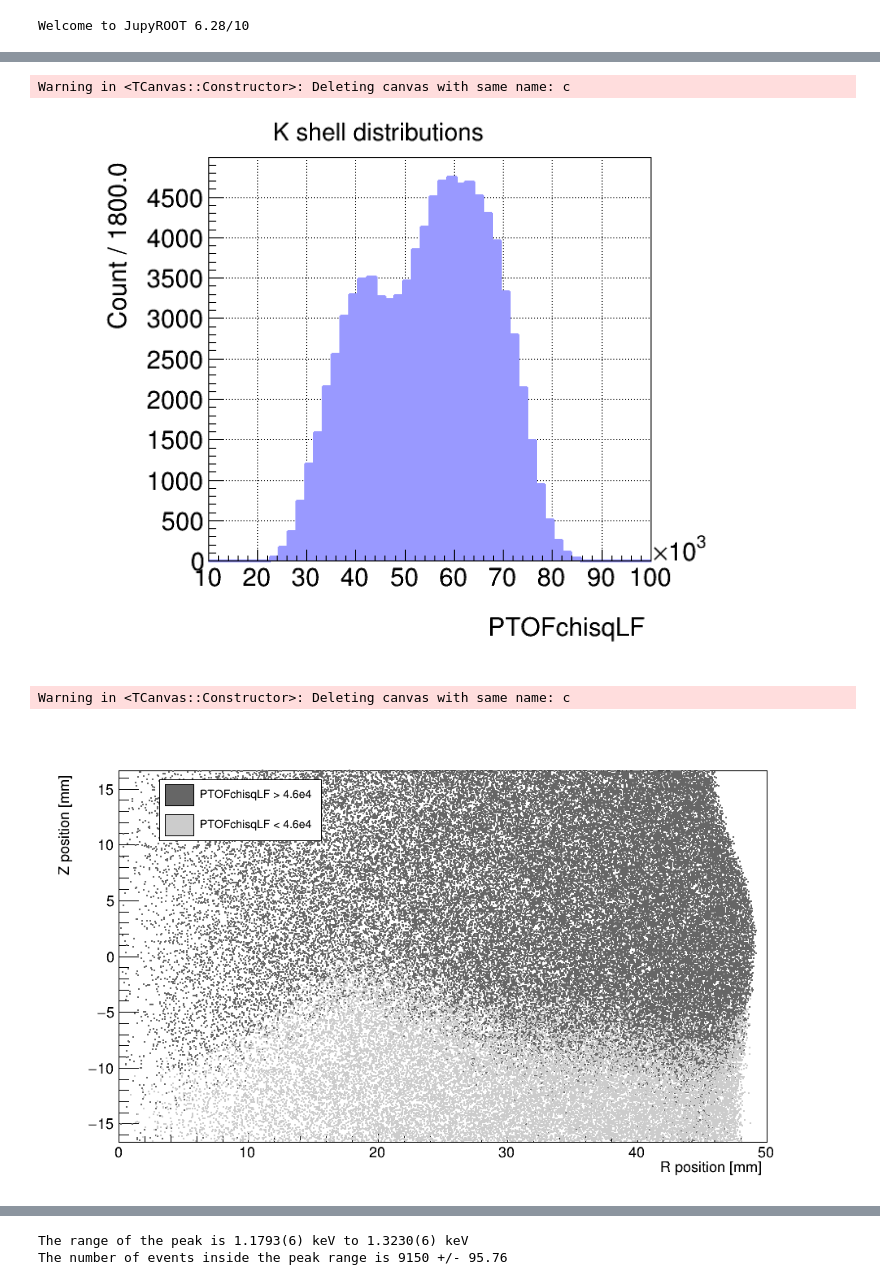
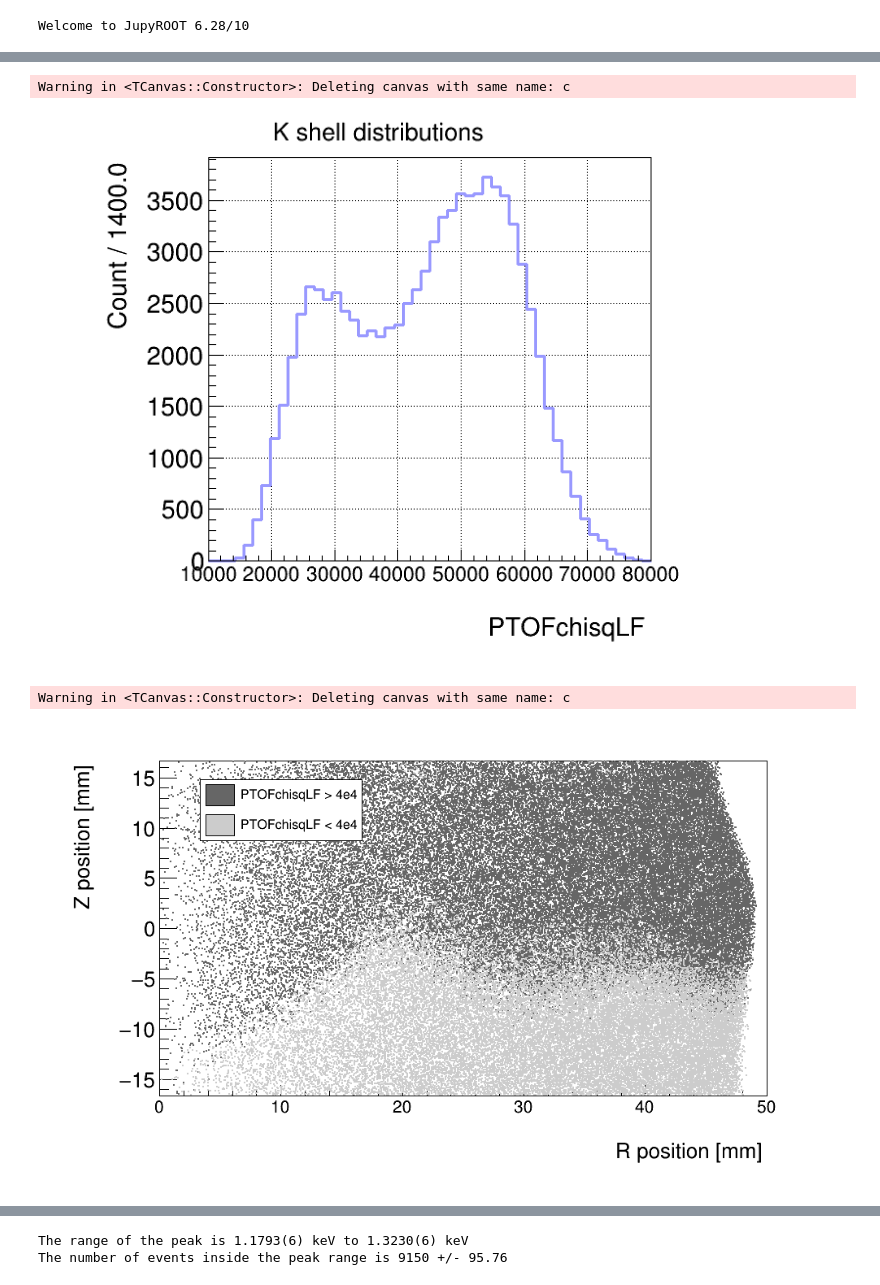
Before and after one commit to perry5334/CDMS, a Jupyter notebook: notebooks/CUTE/Ge71_Lines/GeCalib_SignalYield_DMC.ipynb, the cells around one changed output, grey strips where cells are left out. Cells and saved outputs as stored; diff of their text form; code cells hidden in the pictures.

```diff
--- a/notebooks/CUTE/Ge71_Lines/GeCalib_SignalYield_DMC.ipynb
+++ b/notebooks/CUTE/Ge71_Lines/GeCalib_SignalYield_DMC.ipynb
@@ -52,7 +52,7 @@ g4dmcEvent = CDataFrame('G4SimDir/g4dmcEvent', DMCfiles)
 EventNum = g4dmcEvent.AsNumpy(['EventNum'])['EventNum']
 PhononE = np.sum(g4dmcEvent.AsNumpy(['PhononE'])['PhononE']*1e-3, axis = 1)
 # %%
-RQfiles = np.sort(glob.glob("/scratch/group/mitchcomp/CDMS/data/perry5334/Ge71_Kshell_50V_100kEvents/Processed_noise_triangle/R?/Unmerged/5125????_000000/Test_5125????_000000_F0???.root"))
+RQfiles = np.sort(glob.glob("/scratch/group/mitchcomp/CDMS/data/perry5334/Ge71_Kshell_50V_100kEvents/Processed_noise_triangle_cutoff/R?/Unmerged/5125????_000000/Test_5125????_000000_F0???.root"))
 # %%
 det = 1 # detector number
 
@@ -93,7 +93,7 @@ bins = np.linspace(bins_start, bins_end, nbins + 1)
 c = ROOT.TCanvas("c", "Canvas", 700, 600)
 
 # Create a ROOT histogram: (name, title, nbins, xmin, xmax)
-h1 = ROOT.TH1F("h", "Tail of simulated PTOFamps distribution;Energy [keV_{ee}]" + ";Count / (" + str(bindiff) + " keV_{ee})", nbins, bins_start, bins_end)
+h1 = ROOT.TH1F("h", "Tail of simulated PTOFamps distribution;Energy [keV_{#kern[-0.1pt]{#lower[-0.5pt]{ee}}}]" + ";Count / (" + str(bindiff) + " keV_{#kern[-0.1pt]{#lower[-0.5pt]{ee}}})", nbins, bins_start, bins_end)
 data1 = df_rqs['PTOFamps_keVee']
 
 for value in data1:
@@ -288,42 +249,42 @@ K_DMC_cut = (df_rqs['PTOFamps_keVee'] > 9.7) & (df_rqs['PTOFamps_keVee'] < 11.5)
 # %%
 ROOT.gStyle.SetOptStat(0)
 bins_start = 10e3
-bins_end = 1e5
+bins_end = 80e3
 nbins = 50
 bindiff = np.round((bins_end - bins_start) / nbins, 3)
 
 c = ROOT.TCanvas("c", "Canvas", 700, 600)
 
 # Create a ROOT histogram: (name, title, nbins, xmin, xmax)
 h1 = ROOT.TH1F("h1", "K shell distributions;PTOFchisqLF" + ";Count / " + str(bindiff) + "", nbins, bins_start, bins_end)
 data1 = df_rqs['PTOFchisqLF'][K_DMC_cut]
 
 for value in data1:
     h1.Fill(value)
 h1.SetLineWidth(3)
 h1.SetLineColor(ROOT.kBlue-9)
-h1.SetFillColor(ROOT.kBlue-9)
+#h1.SetFillColor(ROOT.kBlue-9)
 h1.SetFillStyle(1001)
 #h1.SetMaximum(850)
 
-h1.GetXaxis().SetLabelSize(0.05)
+h1.GetXaxis().SetLabelSize(0.04)
 h1.GetYaxis().SetLabelSize(0.05)
 h1.GetXaxis().SetTitleSize(0.05)
 h1.GetXaxis().SetTitleOffset(1.5)
 h1.GetYaxis().SetTitleSize(0.05)
 
 c.SetLeftMargin(0.25)
 c.SetBottomMargin(0.2)
 c.SetRightMargin(0.1)
 c.SetTopMargin(0.08)
 h1.Draw()
 c.SetGrid(1,1)
 c.Draw()
 # %% [output]
 Warning in <TCanvas::Constructor>: Deleting canvas with same name: c
-[figure, old version]
+[figure, new version]
 # %%
-g1 = ROOT.TGraph(len(R[K_DMC_cut & (df_rqs['PTOFchisqLF'] > 46000)]), R[K_DMC_cut & (df_rqs['PTOFchisqLF'] > 46000)], Z[K_DMC_cut & (df_rqs['PTOFchisqLF'] > 46000)])
+g1 = ROOT.TGraph(len(R[K_DMC_cut & (df_rqs['PTOFchisqLF'] > 40000)]), R[K_DMC_cut & (df_rqs['PTOFchisqLF'] > 40000)], Z[K_DMC_cut & (df_rqs['PTOFchisqLF'] > 40000)])
 g1.SetMarkerStyle(21)
 g1.SetMarkerSize(0.25)
 g1.SetMarkerColor(ROOT.kGray+2)
@@ -333,7 +294,7 @@ g1.SetMinimum(-33.33/2)
 g1.SetMaximum(33.33/2)
 
 # Second dataset
-g2 = ROOT.TGraph(len(R[K_DMC_cut & (df_rqs['PTOFchisqLF'] < 46000)]), R[K_DMC_cut & (df_rqs['PTOFchisqLF'] < 46000)], Z[K_DMC_cut & (df_rqs['PTOFchisqLF'] < 46000)])
+g2 = ROOT.TGraph(len(R[K_DMC_cut & (df_rqs['PTOFchisqLF'] < 40000)]), R[K_DMC_cut & (df_rqs['PTOFchisqLF'] < 40000)], Z[K_DMC_cut & (df_rqs['PTOFchisqLF'] < 40000)])
 g2.SetMarkerStyle(21)
 g2.SetMarkerSize(0.25)
 g2.SetMarkerColor(ROOT.kGray)
@@ -344,18 +305,29 @@ c = ROOT.TCanvas("c", "Canvas", 1000, 600)
 
 # Draw first graph
 g1.SetTitle(" ;R position [mm];Z position [mm]")
+g1.GetXaxis().SetLabelSize(0.04)
+g1.GetYaxis().SetLabelSize(0.05)
+g1.GetXaxis().SetTitleSize(0.05)
+g1.GetXaxis().SetTitleOffset(1.5)
+g1.GetYaxis().SetTitleSize(0.05)
 g1.Draw("AP")  # A = axis, P = points
 
 # Draw second graph on same canvas
 g2.Draw("P SAME")  # P = points, SAME = overlay
 
 # Optional: Add legend
-legend = ROOT.TLegend(0.15, 0.75, 0.35, 0.88)
-legend.AddEntry(g1, "PTOFchisqLF > 4.6e4", "f")
-legend.AddEntry(g2, "PTOFchisqLF < 4.6e4", "f")
+legend = ROOT.TLegend(0.2, 0.75, 0.4, 0.88)
+legend.AddEntry(g1, "PTOFchisqLF > 4e4", "f")
+legend.AddEntry(g2, "PTOFchisqLF < 4e4", "f")
+legend.SetTextSize(0.03)
 legend.Draw()
 
+c.SetLeftMargin(0.15)
+c.SetBottomMargin(0.2)
+c.SetRightMargin(0.1)
+c.SetTopMargin(0.08)
+
 c.Draw()
 # %% [output]
 Warning in <TCanvas::Constructor>: Deleting canvas with same name: c
-[figure, old version]
+[figure, new version]
```
Also changed, not shown: parts of 13 cells of this notebook, 8 other files.
